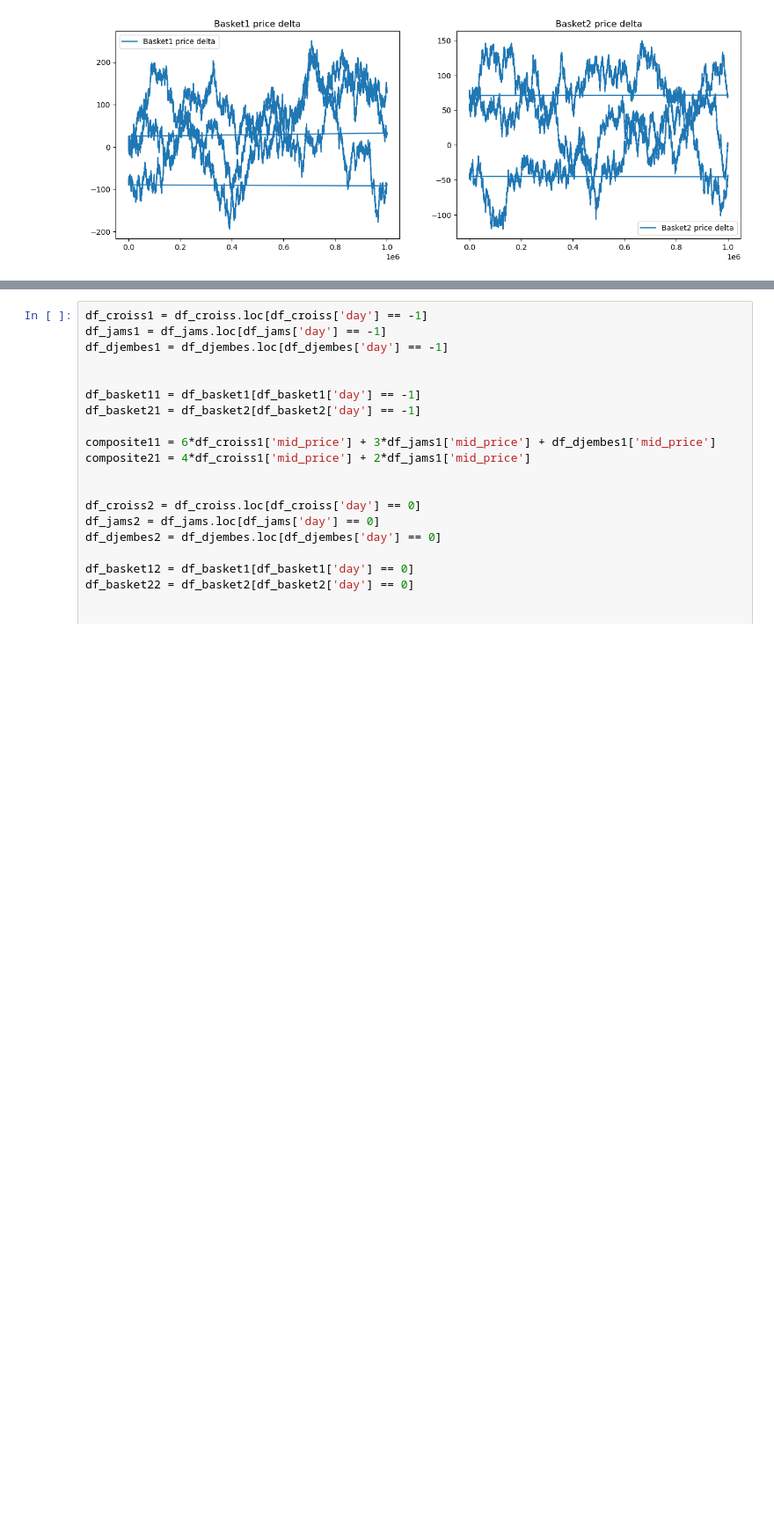
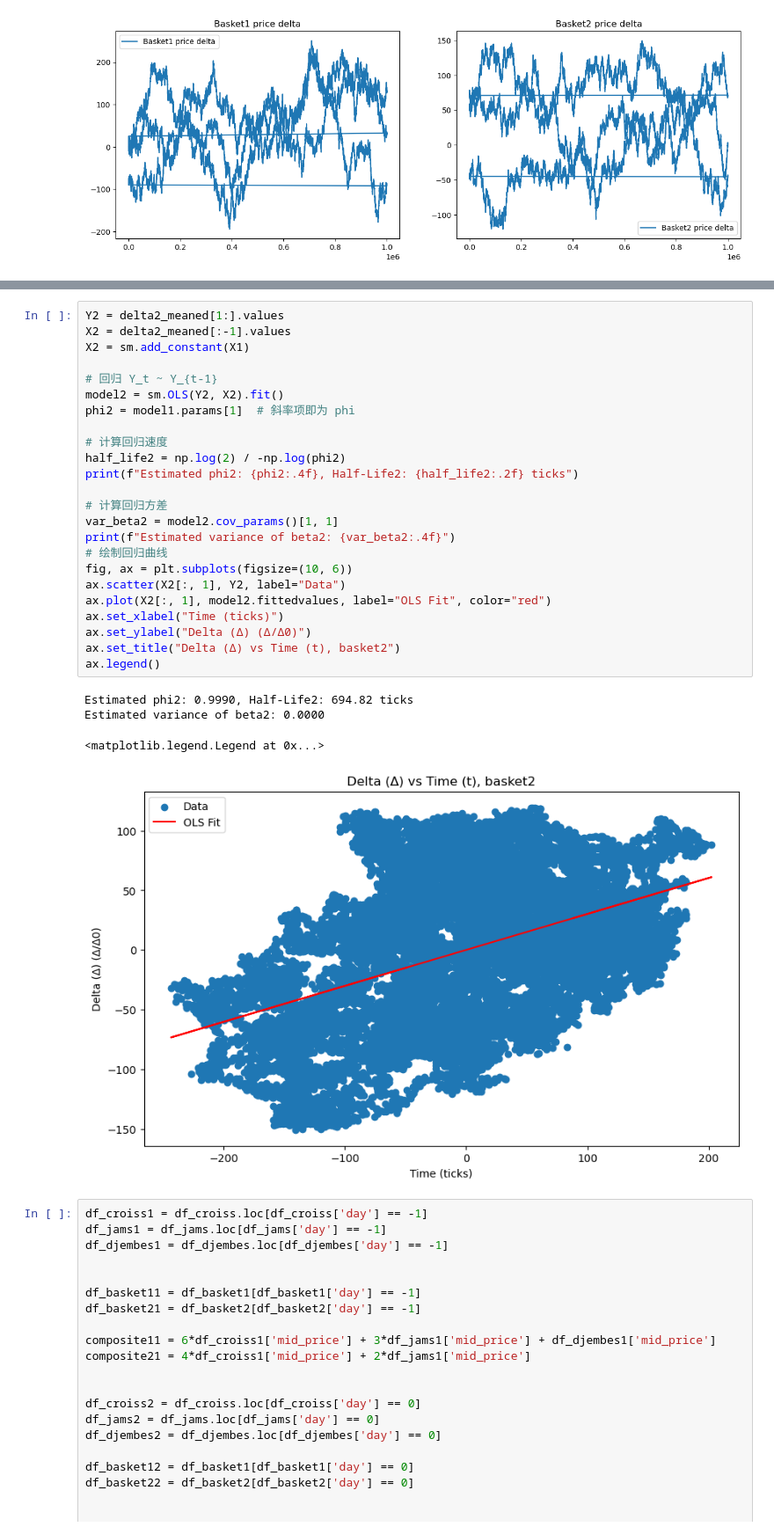
Before and after one commit to IMC-Prosperity-Granite-Flow/IMC_Prosperity3_GraniteFlow, a Jupyter notebook: src/analysis/round2/main.ipynb, the cells around one changed output, grey strips where cells are left out. Shown at 88% size. Drawn from its saved outputs; the diff is of its cells as text; blank space fills up the shorter version.

```diff
--- a/src/analysis/round2/main.ipynb
+++ b/src/analysis/round2/main.ipynb
@@ -156,3 +217,32 @@ plt.legend()
+# %%
+Y2 = delta2_meaned[1:].values
+X2 = delta2_meaned[:-1].values
+X2 = sm.add_constant(X1)
+
+# 回归 Y_t ~ Y_{t-1}
+model2 = sm.OLS(Y2, X2).fit()
+phi2 = model1.params[1]  # 斜率项即为 phi
+
+# 计算回归速度
+half_life2 = np.log(2) / -np.log(phi2)
+print(f"Estimated phi2: {phi2:.4f}, Half-Life2: {half_life2:.2f} ticks")
+
+# 计算回归方差
+var_beta2 = model2.cov_params()[1, 1]
+print(f"Estimated variance of beta2: {var_beta2:.4f}")
+# 绘制回归曲线
+fig, ax = plt.subplots(figsize=(10, 6))
+ax.scatter(X2[:, 1], Y2, label="Data")
+ax.plot(X2[:, 1], model2.fittedvalues, label="OLS Fit", color="red")
+ax.set_xlabel("Time (ticks)")
+ax.set_ylabel("Delta (Δ) (Δ/Δ0)")
+ax.set_title("Delta (Δ) vs Time (t), basket2")
+ax.legend()
+# %% [output]
+Estimated phi2: 0.9990, Half-Life2: 694.82 ticks
+Estimated variance of beta2: 0.0000
+<matplotlib.legend.Legend at 0x...>
+[figure, added]
 # %%
 df_croiss1 = df_croiss.loc[df_croiss['day'] == -1]
 df_jams1 = df_jams.loc[df_jams['day'] == -1]
```
Also changed, not shown: parts of 8 cells of this notebook, 7 other files.
